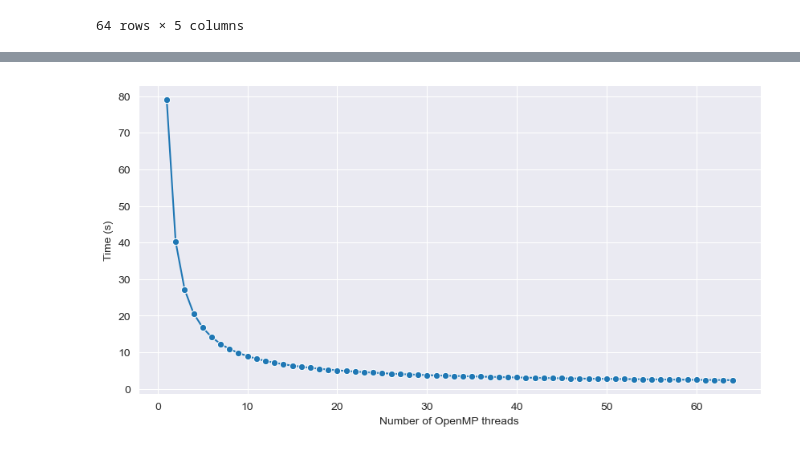
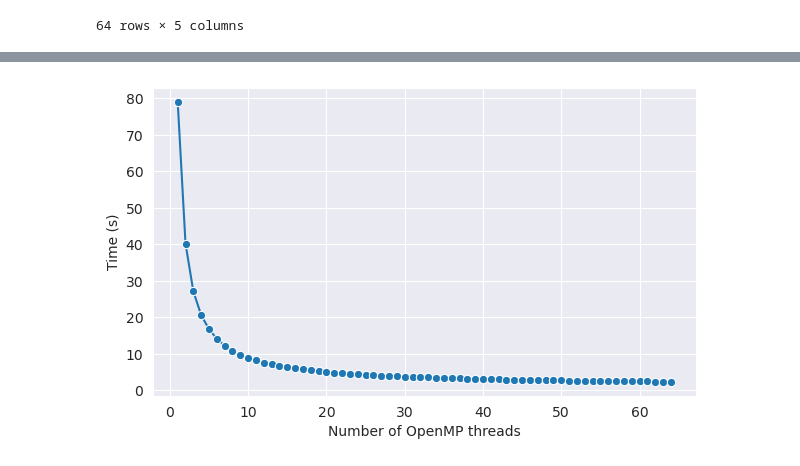
Before and after one commit to davidecapone/FHPC-Assignment, a Jupyter notebook: assignment_1/plots.ipynb, the cells around one changed output, grey strips where cells are left out. Saved outputs shown, nothing was run; the diff lists cells and outputs as text; code cells hidden in the pictures.

```diff
--- a/assignment_1/plots.ipynb
+++ b/assignment_1/plots.ipynb
@@ -112,20 +112,20 @@ plt.show()
 # %%
 # plotting the time:
-plt.figure(figsize=(10, 5))
+plt.figure(figsize=(7, 4))
 
 sns.set_style('darkgrid')
 
 sns.lineplot(
     x='OMP-threads',
     y='time',
     data=omp_ordered,
     marker='o'
 )
 
 plt.ylabel('Time (s)')
 plt.xlabel('Number of OpenMP threads')
 plt.savefig('assets/omp_ordered_efficiency10000.png', dpi=250, bbox_inches='tight')
 plt.savefig('assets/omp_ordered_time10000.png', dpi=250, bbox_inches='tight')
 plt.show()
 # %% [output]
-[figure, old version]
+[figure, new version]
```
Also changed, not shown: parts of 2 cells of this notebook, 3 other files.
